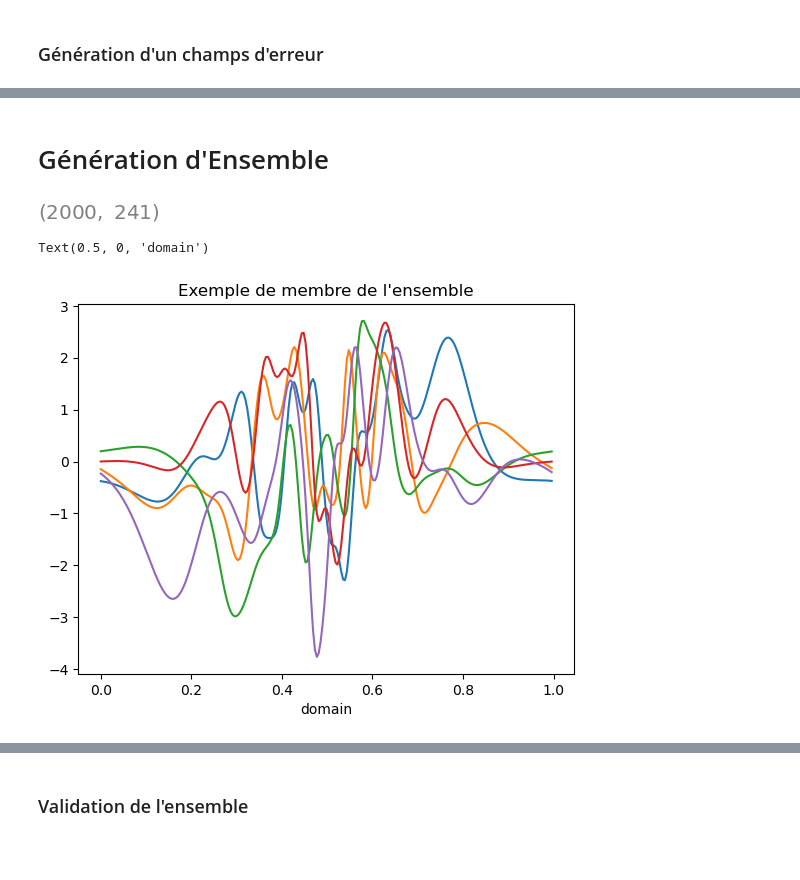
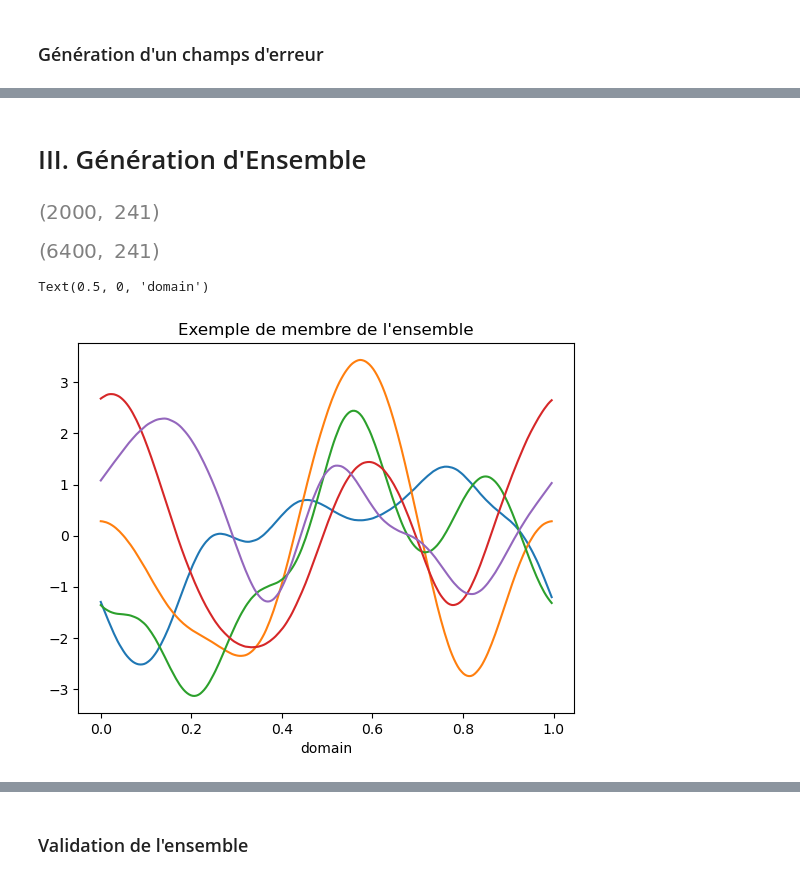
Before and after one commit to vincentime84/sympkf, a Jupyter notebook: example/Ensemble_Generation.ipynb, the cells around one changed output, grey strips where cells are left out. Saved outputs shown, nothing was run; the diff lists cells and outputs as text; code cells hidden in the pictures; blank space fills up the shorter version.

```diff
--- a/example/Ensemble_Generation.ipynb
+++ b/example/Ensemble_Generation.ipynb
@@ -285,5 +285,5 @@ Text(0.5, 0, 'domain')
 # %% [markdown]
-# Génération d'Ensemble
+# III. Génération d'Ensemble
 # %%
 def make_error_ensemble_1D(domain, V, lh, Ne):
     ens = [(make_sample_1D(domain, V, lh)) for k in range(Ne)]
@@ -293,16 +293,25 @@ def make_error_ensemble_1D(domain, V, lh, Ne):
 Ne = 2000
 
 # generation de l'ensemble
-Ens = make_error_ensemble_1D(domain_1D, V_heterogeneous, lh_heterogeneous, Ne)
-Ens.shape
+ens = make_error_ensemble_1D(domain_1D, V, lh, Ne)
+ens.shape
 # %% [output]
 [figure]
+# %%
+# generation d'un ensemble avec variance et longueur de portée hétérogènes
+# Nombre de membre de l'ensemble
+Ne2 = 6400
+
+ens_heterogeneous = make_error_ensemble_1D(domain_1D, V_heterogeneous, lh_heterogeneous, Ne2)
+ens_heterogeneous.shape
+# %% [output]
+[figure, added]
 # %%
 for i in range(5):
-    plt.plot(domain_1D.x[0], Ens[i])
+    plt.plot(domain_1D.x[0], ens[i])
 
 plt.title("Exemple de membre de l'ensemble")
 plt.xlabel('domain')
 # %% [output]
 Text(0.5, 0, 'domain')
-[figure, old version]
+[figure, new version]
```
Also changed, not shown: parts of 22 cells of this notebook.
